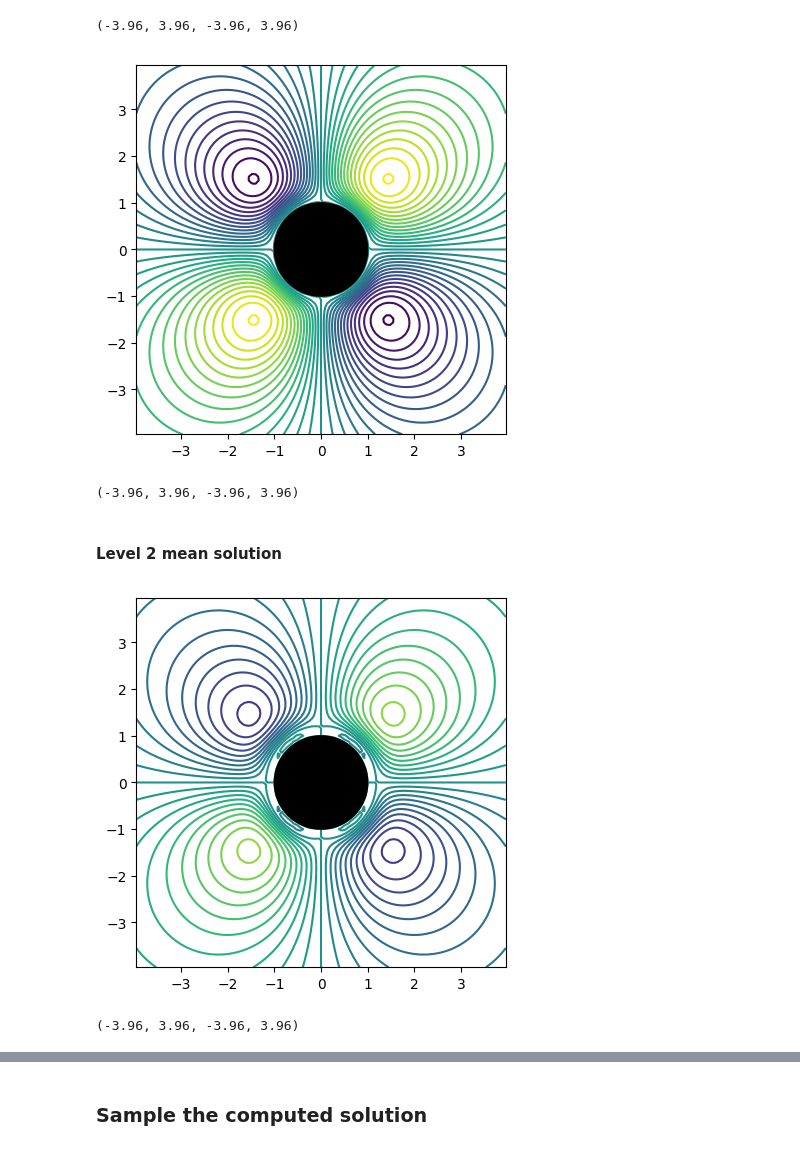
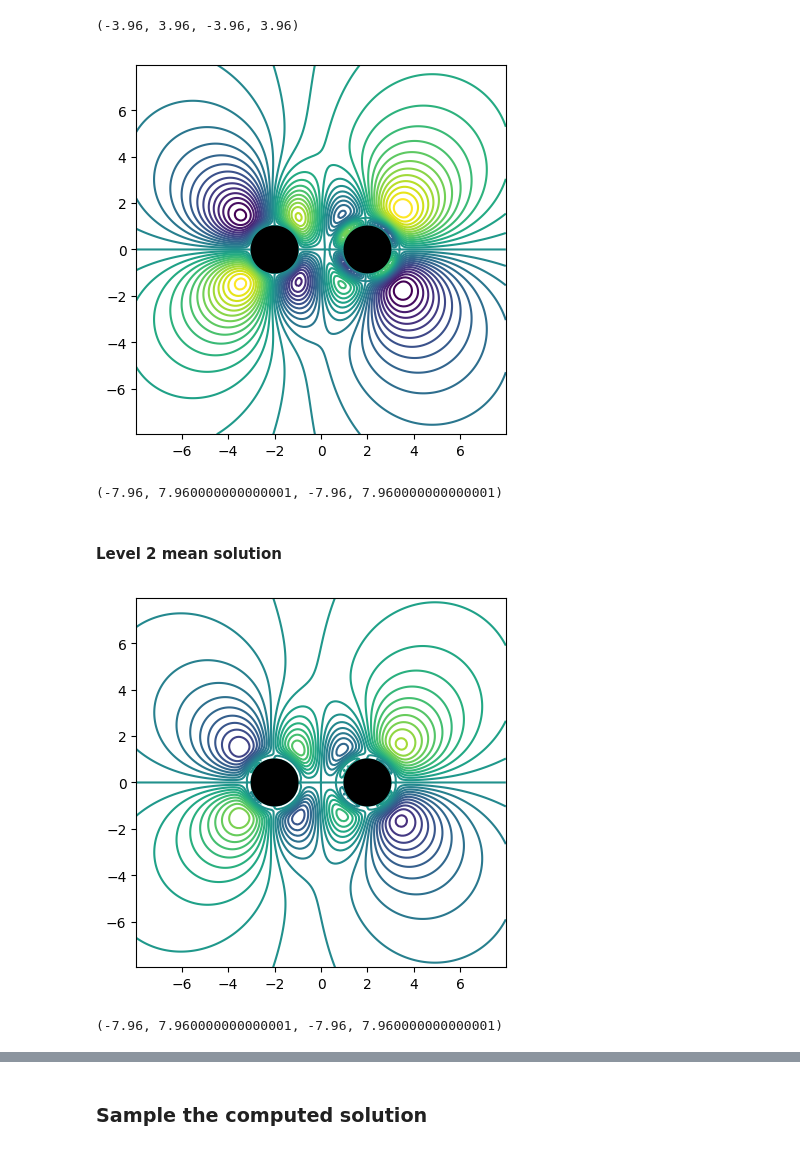
Before and after one commit to JuliaIBPM/ViscousFlow.jl, a Jupyter notebook: examples/Testing the streaming flows.ipynb, the cells around one changed output, grey strips where cells are left out. Saved outputs shown, nothing was run; the diff lists cells and outputs as text; code cells hidden in the pictures.

```diff
--- a/examples/Testing the streaming flows.ipynb
+++ b/examples/Testing the streaming flows.ipynb
@@ -12,18 +12,18 @@ WARNING: ignoring conflicting import of Whirl2d.@get into Main
 # %% [markdown]
 ### Create a body undergoing a weak oscillatory translation in `x` direction
 # %%
-nbody = 1
+nbody = 2
 b1 = let Npts = 64,  # total number of points on circle
          rad = 1.0,   # radius of circle
-         xcent = [0.0,0.0],  # initial centroid of circle
+         xcent = [-2.0,0.0],  # initial centroid of circle
          ang = 0.0    # initial angle of circle
          Bodies.Circle(Npts,rad,xcent,ang)
 end
 
-#b2 = let Npts = 64,  # total number of points on circle
-#         rad = 1.0,   # radius of circle
-#         xcent = [4.0,0.0],  # initial centroid of circle
-#         ang = 0.0    # initial angle of circle
-#         Bodies.Circle(Npts,rad,xcent,ang)
-#end
+b2 = let Npts = 64,  # total number of points on circle
+         rad = 1.0,   # radius of circle
+         xcent = [2.0,0.0],  # initial centroid of circle
+         ang = 0.0    # initial angle of circle
+         Bodies.Circle(Npts,rad,xcent,ang)
+end
 # %% [output]
@@ -39,7 +39,7 @@ sparams = Array{NavierStokes.StreamingParams}(nbody)
 
 sparams[1] = let Ω = 1.0,    # Angular frequency
                  X = 1.0,  # X amplitude
-                 Y = 0.0,   # Y amplitude
+                 Y = 1.0,   # Y amplitude
                  ϕx = 0.0,  # X phase lead
                  ϕy = 0.0  # Y phase lead
 
@@ -47,15 +47,25 @@ sparams[1] = let Ω = 1.0,    # Angular frequency
 end;
 NavierStokes.set_oscil_motion!(b1,sparams[1])
 
+sparams[2] = let Ω = 1.0,    # Angular frequency
+                 X = 1.0,  # X amplitude
+                 Y = -1.0,   # Y amplitude
+                 ϕx = π/2,  # X phase lead
+                 ϕy = π/2  # Y phase lead
+
+    NavierStokes.StreamingParams(Ω, ϵ, X, ϕx, Y, ϕy)
+end;
+NavierStokes.set_oscil_motion!(b2,sparams[2])
+
 T = 2π/sparams[1].Ω
 # %% [output]
 6.283185307179586
 # %% [markdown]
 ### Create a domain with this body in it
 # %%
-xmin = [-4.0,-4.0]
-xmax = [4.0,4.0]
+xmin = [-8.0,-8.0]
+xmax = [8.0,8.0]
 dom = Systems.DualDomain(xmin,xmax)
 dom = Systems.add_body(dom,b1)
-#dom = Systems.add_body(dom,b2)
+dom = Systems.add_body(dom,b2)
 # %% [output]
@@ -196,19 +210,19 @@ for j = 1:dom.nbody
 end
 axis("scaled")
 # %% [output]
-[figure, old version]
+[figure, new version]
-(-3.96, 3.96, -3.96, 3.96)
+(-7.96, 7.960000000000001, -7.96, 7.960000000000001)
 # %% [markdown]
 #### Level 2 mean solution
 # %%
-contour(x,y,ψavg[2],linspace(-0.5,0.5,31))
+contour(x,y,transpose(ψavg[2]),linspace(-0.5,0.5,31))
 for j = 1:dom.nbody
     xpt = [dom.body[j].x[i][1] for i = 1:dom.body[j].N]
     ypt = [dom.body[j].x[i][2] for i = 1:dom.body[j].N]
     fill(xpt,ypt,color="k",zorder=2)
 end
 axis("scaled")
 # %% [output]
-[figure, old version]
+[figure, new version]
-(-3.96, 3.96, -3.96, 3.96)
+(-7.96, 7.960000000000001, -7.96, 7.960000000000001)
 # %%
```
Also changed, not shown: parts of 7 cells of this notebook.
